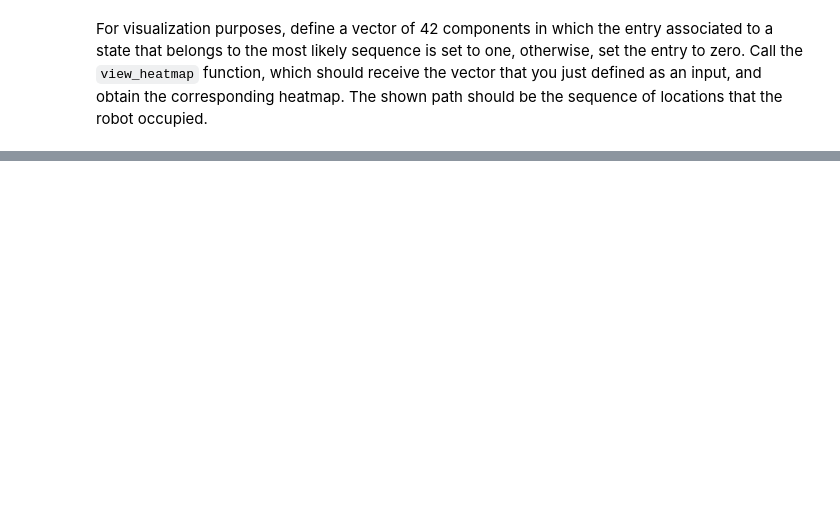
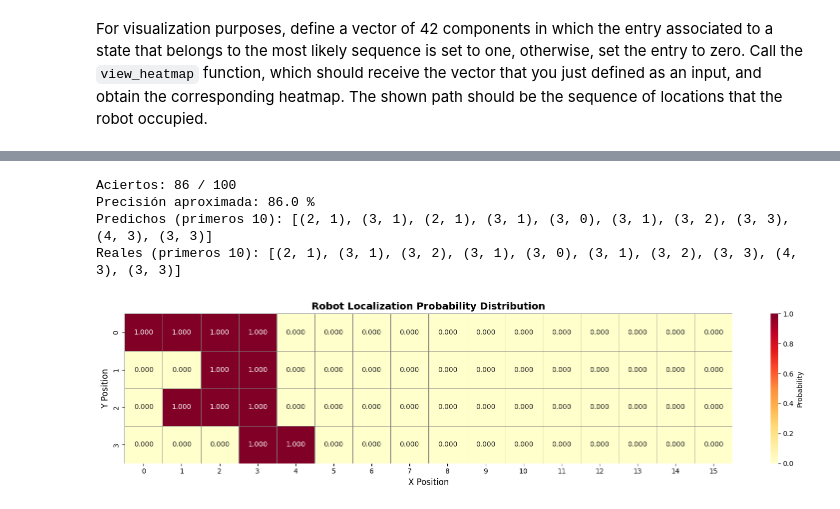
Before and after one commit to steffanylars/MA2014, a Jupyter notebook: Módulo III/Solution Template.ipynb, the cells around one changed output, grey strips where cells are left out. Saved outputs shown, nothing was run; the diff lists cells and outputs as text; code cells hidden in the pictures; blank space fills up the shorter version.

Commit message:
Heatmap y Vector de Ceros finalizados
Agregué la función de view heatmap, el almacenamiento del vector de ceros y unos, adicioné pruebas.

```diff
--- a/Módulo III/Solution Template.ipynb
+++ b/Módulo III/Solution Template.ipynb
@@ -333,6 +333,9 @@ Before going any further, it is important to define first the probability distri
 # %%
 "INSERT YOUR CODE HERE"
 
+X0 = np.ones((42, 1)) / 42 #dist. inicial unif
+T = transition_matrix(S)
+O = observation_matrices(epsilon, S)
 path, E = random_robot_walk(S, 100)
 # %% [markdown]
 Run the next cell for defining the `filtering` function.
@@ -381,5 +384,20 @@ def view_heatmap(state, states):
     """
 
     "INSERT YOUR CODE HERE"
+
+    heatmap_grid = np.zeros((4, 16))#  matriz 4x16
+
+    for state_idx, (x, y) in states.items():#probs
+        heatmap_grid[y, x] = state[state_idx, 0]
+
+
+    plt.figure(figsize=(16, 4))
+    sns.heatmap(heatmap_grid, annot=True, fmt='.3f', cmap='YlOrRd',
+                cbar_kws={'label': 'Probability'}, linewidths=0.5, linecolor='gray')
+    plt.title('Robot Localization Probability Distribution', fontsize=14, fontweight='bold')
+    plt.xlabel('X Position', fontsize=12)
+    plt.ylabel('Y Position', fontsize=12)
+    plt.tight_layout()
+    plt.show()
 # %%
 view_heatmap(filtering(E, O, T, X0), S)
@@ -499,5 +593,10 @@ as "vector".
 vector = np.zeros((42,1))
 
 "INSERT YOUR CODE HERE"
+for loc in sequence:
+    for state_idx, state_loc in S.items():
+        if state_loc == loc:
+            vector[state_idx, 0] = 1.0
+            break
 # %%
 view_heatmap(vector, S)
@@ -503,0 +605,20 @@ view_heatmap(vector, S)
+# %%
+#Pruebas
+conti = 0
+for i in range(len(path)):
+    if sequence[i] == path[i]:
+        conti += 1
+
+acc = conti / len(path) * 100
+print("Aciertos:", conti, "/", len(path))
+print("Precisión aproximada:", round(acc, 2), "%")
+print("Predichos (primeros 10):", sequence[:10])
+print("Reales (primeros 10):", path[:10])
+
+view_heatmap(vector, S)
+# %% [output]
+Aciertos: 86 / 100
+Precisión aproximada: 86.0 %
+Predichos (primeros 10): [(2, 1), (3, 1), (2, 1), (3, 1), (3, 0), (3, 1), (3, 2), (3, 3), (4, 3), (3, 3)]
+Reales (primeros 10): [(2, 1), (3, 1), (3, 2), (3, 1), (3, 0), (3, 1), (3, 2), (3, 3), (4, 3), (3, 3)]
+[figure, added]
```
Also changed, not shown: parts of 7 cells of this notebook, 2 other files.
